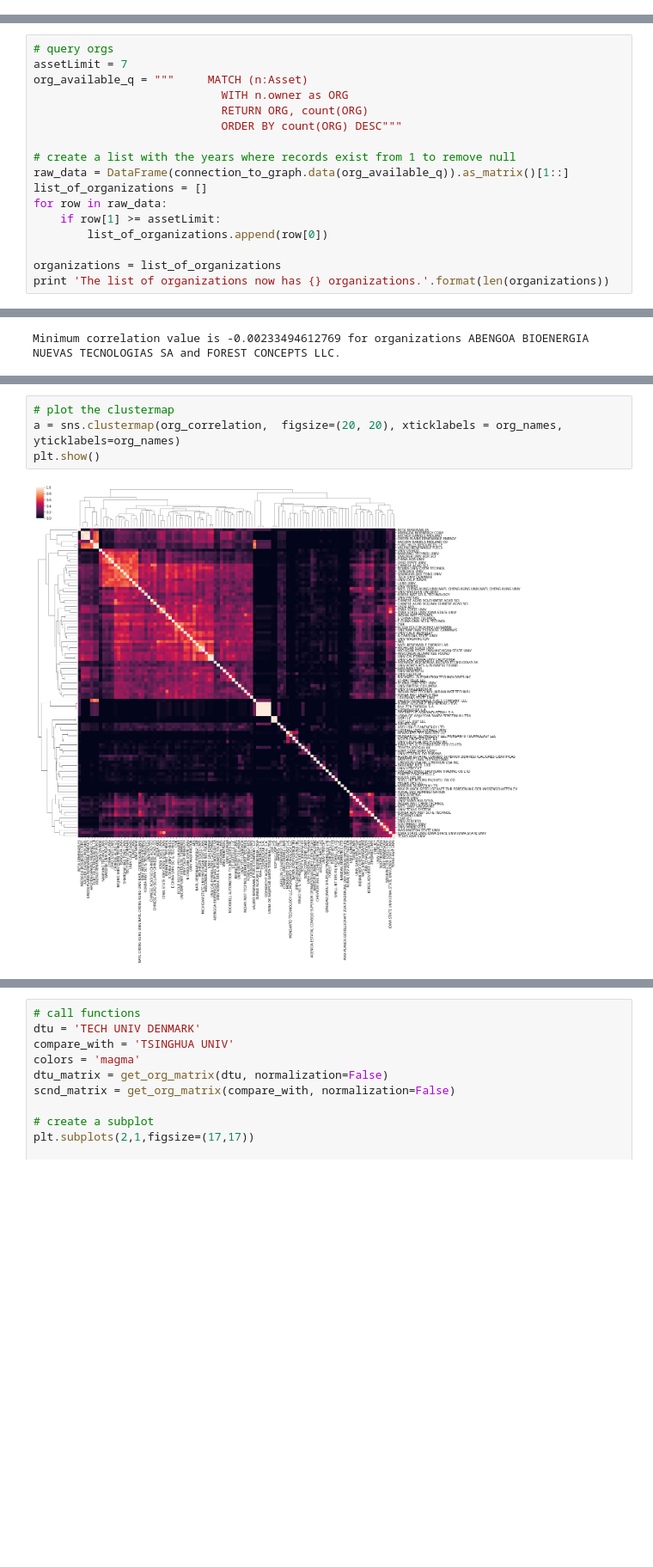
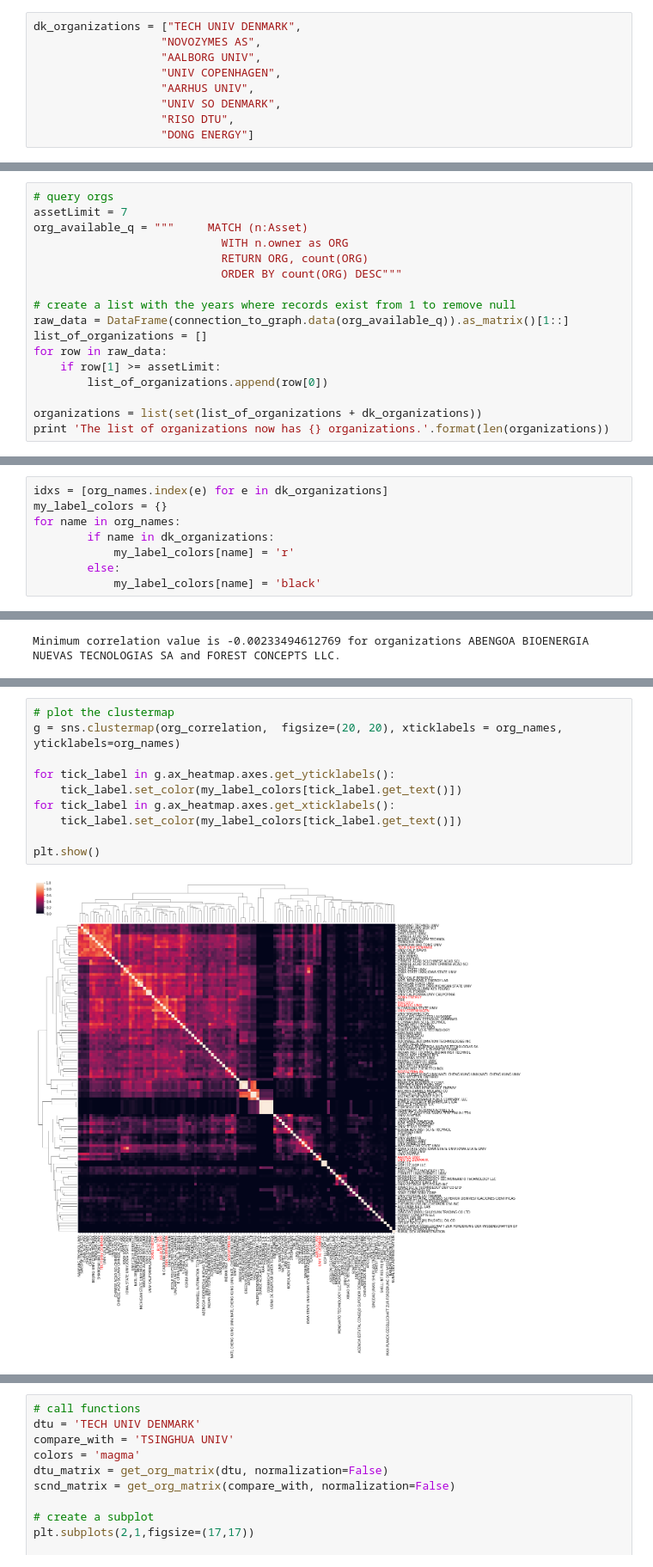
Before and after one commit to duarteocarmo/technological_capabilities, a Jupyter notebook: notebooks/2_3_Capability Correlations_Organizations.ipynb, the cells around one changed output, grey strips where cells are left out. Shown at 86% size. Cells and saved outputs as stored; diff of their text form; blank space fills up the shorter version.

Commit message:
Added: - Danish organizations analysis - Berkeley - Ranking of the most collaborative with universities - Organizational Spectrums - Fixed comparison table w/ absolute values.

```diff
--- a/notebooks/2_3_Capability Correlations_Organizations.ipynb
+++ b/notebooks/2_3_Capability Correlations_Organizations.ipynb
@@ -22,6 +23,15 @@ plotly.tools.set_credentials_file(username=plotly_config['username'], api_key=pl
 
 local_connection_url = "http://localhost:7474/db/data"
 connection_to_graph = Graph(local_connection_url)
+# %%
+dk_organizations = ["TECH UNIV DENMARK",
+                   "NOVOZYMES AS",
+                   "AALBORG UNIV",
+                   "UNIV COPENHAGEN",
+                   "AARHUS UNIV",
+                   "UNIV SO DENMARK",
+                   "RISO DTU",
+                   "DONG ENERGY"]
 # %%
 # query orgs
 org_available_q = """       MATCH (n:Asset)
@@ -193,6 +203,6 @@ for row in raw_data:
     if row[1] >= assetLimit:
         list_of_organizations.append(row[0])
 
-organizations = list_of_organizations
+organizations = list(set(list_of_organizations + dk_organizations))
 print 'The list of organizations now has {} organizations.'.format(len(organizations))
 # %% [output]
@@ -231 +254,9 @@ def calculate_org_correlation(org1_list, org2_list, stat):
+# %%
+idxs = [org_names.index(e) for e in dk_organizations]
+my_label_colors = {}
+for name in org_names:
+        if name in dk_organizations:
+            my_label_colors[name] = 'r'
+        else:
+            my_label_colors[name] = 'black'
 # %%
@@ -269,7 +302,13 @@ plt.show()
 # %%
 # plot the clustermap
-a = sns.clustermap(org_correlation,  figsize=(20, 20), xticklabels = org_names, yticklabels=org_names)
+g = sns.clustermap(org_correlation,  figsize=(20, 20), xticklabels = org_names, yticklabels=org_names)
+
+for tick_label in g.ax_heatmap.axes.get_yticklabels():
+    tick_label.set_color(my_label_colors[tick_label.get_text()])
+for tick_label in g.ax_heatmap.axes.get_xticklabels():
+    tick_label.set_color(my_label_colors[tick_label.get_text()])
+
 plt.show()
 # %% [output]
-[figure, old version]
+[figure, new version]
 # %%
```
Also changed, not shown: parts of 20 cells of this notebook.
